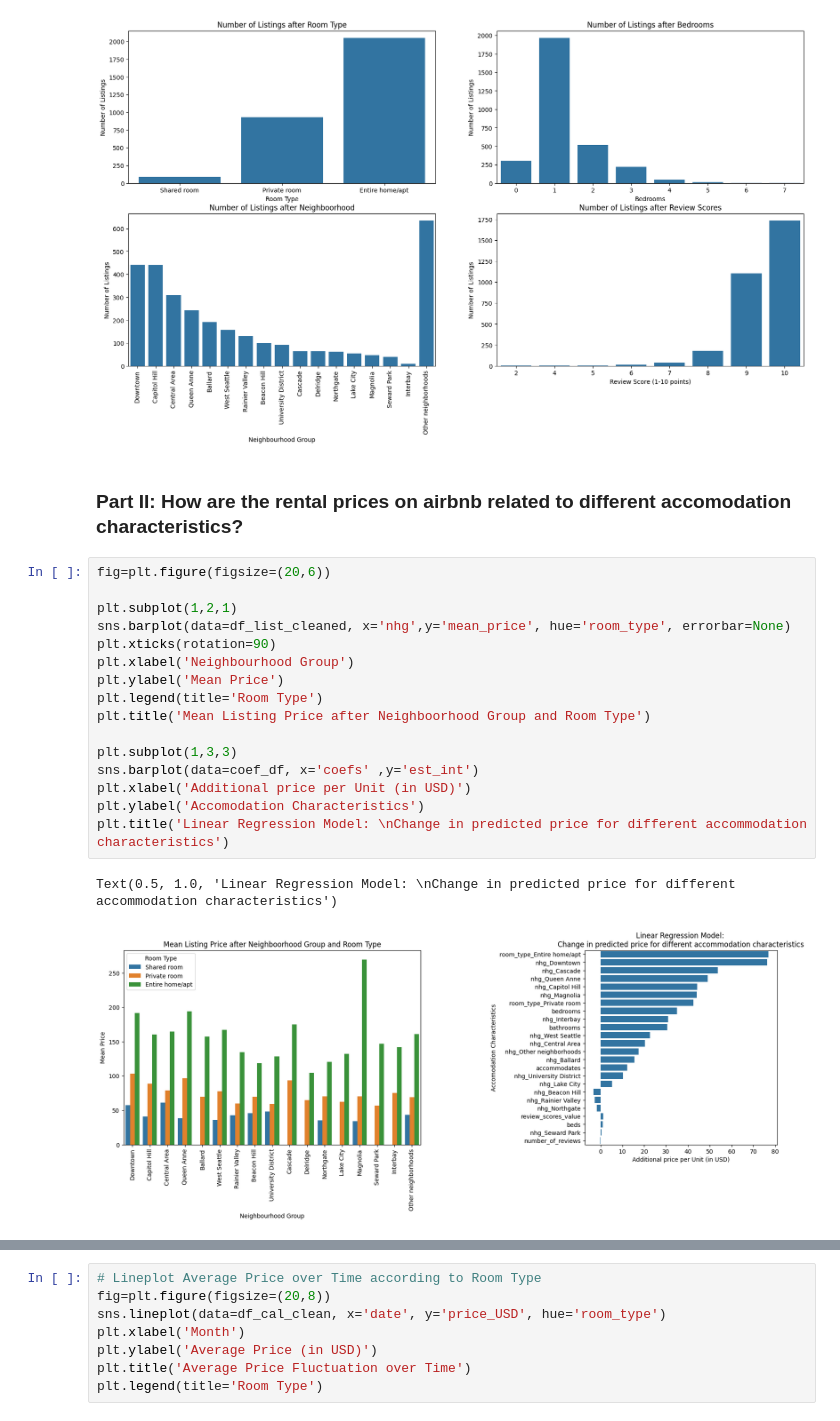
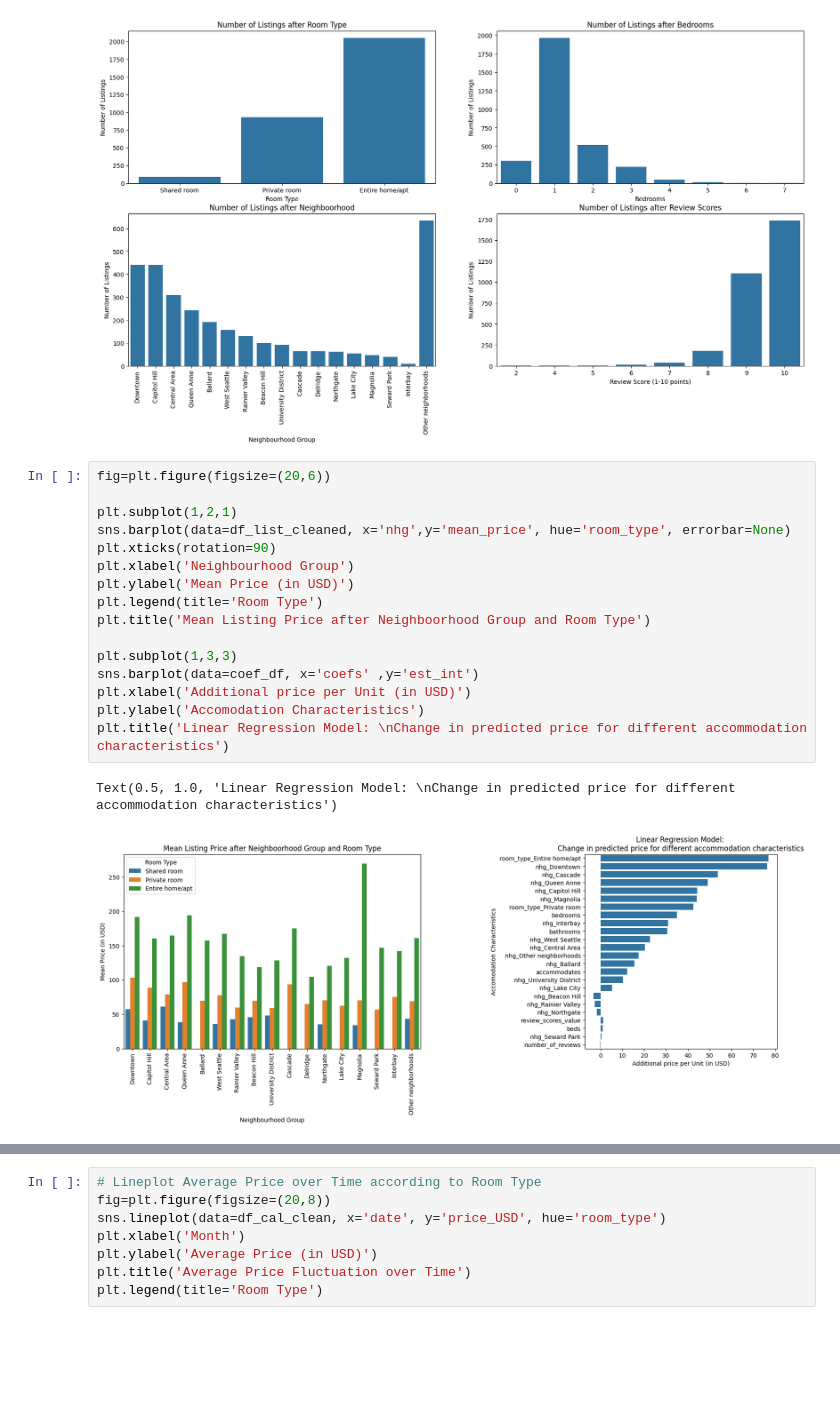
Before and after one commit to carini599/Airbnb_Seattle_Carina_Breu, a Jupyter notebook: airbnb_seattle_notebook.ipynb, the cells around one changed output, grey strips where cells are left out. Drawn from its saved outputs; the diff is of its cells as text; blank space fills up the shorter version.

Commit message:
docs: new file and images for blog post

```diff
--- a/airbnb_seattle_notebook.ipynb
+++ b/airbnb_seattle_notebook.ipynb
@@ -553,24 +533,22 @@ plt.title('Number of Listings after Room Type')
 # %% [output]
 Text(0.5, 1.0, 'Number of Listings after Room Type')
 [figure]
-# %% [markdown]
-### Part II: How are the rental prices on airbnb related to different accomodation characteristics?
 # %%
 fig=plt.figure(figsize=(20,6))
 
 plt.subplot(1,2,1)
 sns.barplot(data=df_list_cleaned, x='nhg',y='mean_price', hue='room_type', errorbar=None)
 plt.xticks(rotation=90)
 plt.xlabel('Neighbourhood Group')
-plt.ylabel('Mean Price')
+plt.ylabel('Mean Price (in USD)')
 plt.legend(title='Room Type')
 plt.title('Mean Listing Price after Neighboorhood Group and Room Type')
 
 plt.subplot(1,3,3)
 sns.barplot(data=coef_df, x='coefs' ,y='est_int')
 plt.xlabel('Additional price per Unit (in USD)')
 plt.ylabel('Accomodation Characteristics')
 plt.title('Linear Regression Model: \nChange in predicted price for different accommodation characteristics')
 # %% [output]
 Text(0.5, 1.0, 'Linear Regression Model: \nChange in predicted price for different accommodation characteristics')
-[figure, old version]
+[figure, new version]
```
Also changed, not shown: parts of 6 cells of this notebook, 4 other files.
